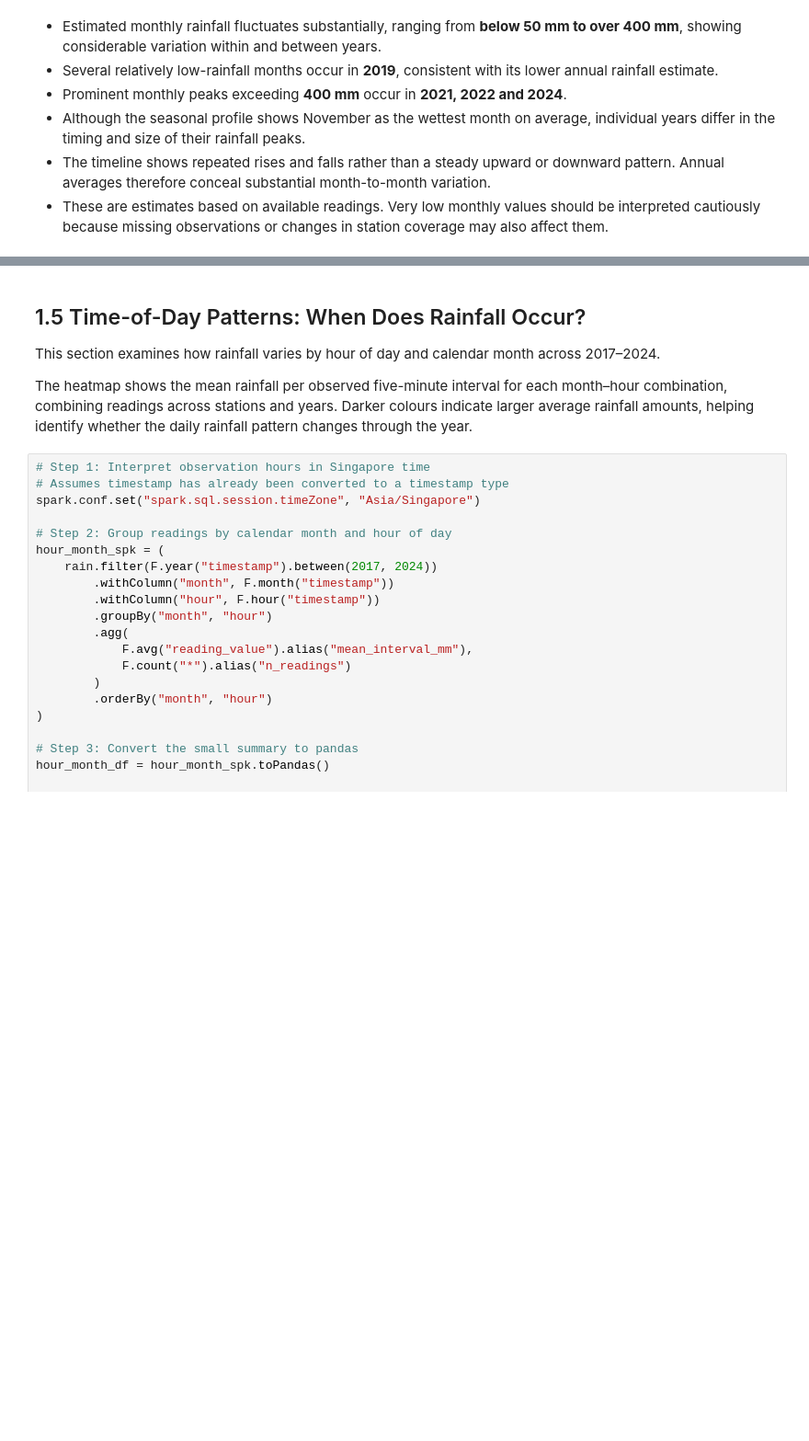
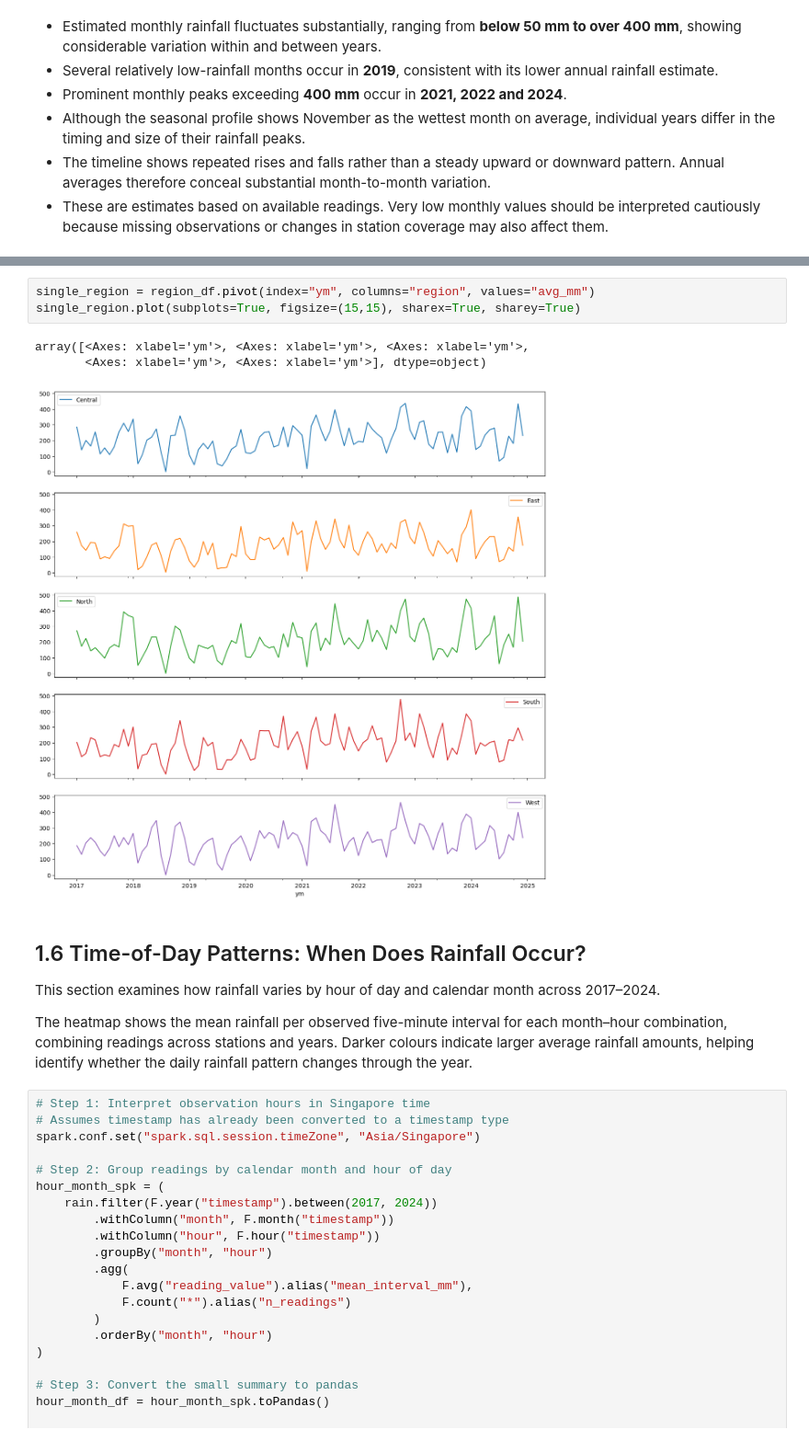
Before and after one commit to KohSiXing/DSA5208-Rainfall-Analysis, a Jupyter notebook: EDA/task_1_weather_pattern_analysis.ipynb, the cells around one changed output, grey strips where cells are left out. Shown at 92% size. Saved outputs shown, nothing was run; the diff lists cells and outputs as text; blank space fills up the shorter version.

```diff
--- a/EDA/task_1_weather_pattern_analysis.ipynb
+++ b/EDA/task_1_weather_pattern_analysis.ipynb
@@ -299,5 +371,12 @@ plt.show()
+# %%
+single_region = region_df.pivot(index="ym", columns="region", values="avg_mm")
+single_region.plot(subplots=True, figsize=(15,15), sharex=True, sharey=True)
+# %% [output]
+array([<Axes: xlabel='ym'>, <Axes: xlabel='ym'>, <Axes: xlabel='ym'>,
+       <Axes: xlabel='ym'>, <Axes: xlabel='ym'>], dtype=object)
+[figure, added]
 # %% [markdown]
-## 1.5 Time-of-Day Patterns: When Does Rainfall Occur?
+## 1.6 Time-of-Day Patterns: When Does Rainfall Occur?
 
 This section examines how rainfall varies by hour of day and calendar month across 2017–2024.
 
```
Also changed, not shown: parts of 19 cells of this notebook, 1 other file.
